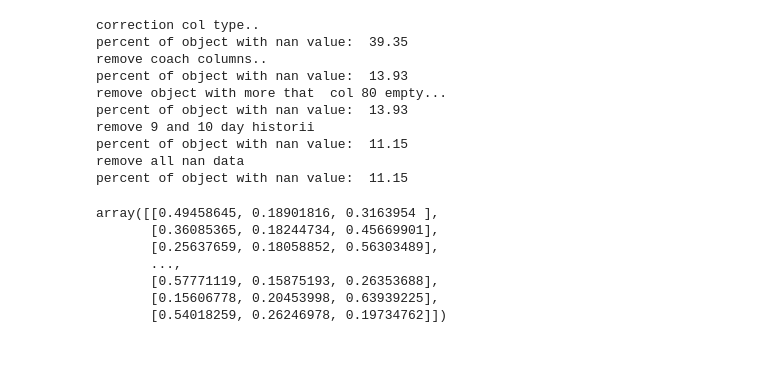
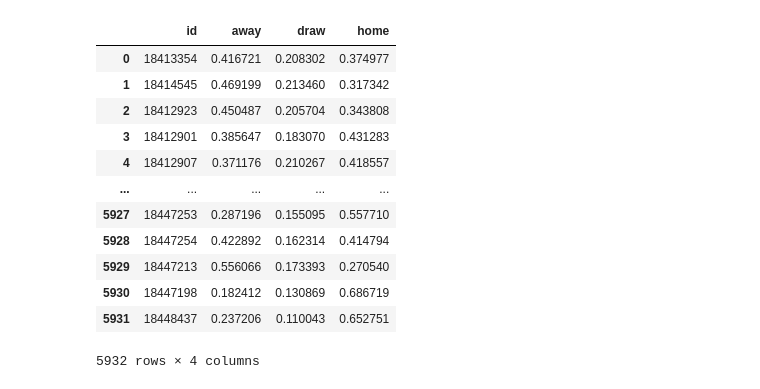
Before and after one commit to czechoa/football-match-probability-prediction, a Jupyter notebook: logist_regression_randomForestClassifier.ipynb, the cells around one changed output. Cells and saved outputs as stored; diff of their text form; code cells hidden in the pictures; blank space fills up the shorter version.

```diff
--- a/logist_regression_randomForestClassifier.ipynb
+++ b/logist_regression_randomForestClassifier.ipynb
@@ -90,24 +158,18 @@ Pipeline(steps=[('minmaxscaler', MinMaxScaler()),
-# %%
-test_org = pd.read_csv('data/test.csv')
-test = get_prepared_data(test_org)
-# %% [output]
-correction col type..
-percent of object with nan value:  39.35
-remove coach columns..
-percent of object with nan value:  13.93
-remove object with more that  col 80 empty...
-percent of object with nan value:  13.93
-remove 9 and 10 day historii
-percent of object with nan value:  11.15
-remove all nan data
-percent of object with nan value:  11.15
-# %%
-pipe.predict_proba(test)
-# %% [output]
-array([[0.49458645, 0.18901816, 0.3163954 ],
-       [0.36085365, 0.18244734, 0.45669901],
-       [0.25637659, 0.18058852, 0.56303489],
-       ...,
-       [0.57771119, 0.15875193, 0.26353688],
-       [0.15606778, 0.20453998, 0.63939225],
-       [0.54018259, 0.26246978, 0.19734762]])
+# %%
+test_result_history_1 = pipe.predict_proba(test_history_1)
+test_result_history_1 = result_predict_prob_to_dataFrame(test_result_history_1, test_history_1)
+test_result_history_1
+# %% [output]
+|  | id | away | draw | home |
+| 0 | 18413354 | 0.416721 | 0.208302 | 0.374977 |
+| 1 | 18414545 | 0.469199 | 0.213460 | 0.317342 |
+| 2 | 18412923 | 0.450487 | 0.205704 | 0.343808 |
+| 3 | 18412901 | 0.385647 | 0.183070 | 0.431283 |
+| 4 | 18412907 | 0.371176 | 0.210267 | 0.418557 |
+| ... | ... | ... | ... | ... |
+| 5927 | 18447253 | 0.287196 | 0.155095 | 0.557710 |
+| 5928 | 18447254 | 0.422892 | 0.162314 | 0.414794 |
+| 5929 | 18447213 | 0.556066 | 0.173393 | 0.270540 |
+| 5930 | 18447198 | 0.182412 | 0.130869 | 0.686719 |
+| 5931 | 18448437 | 0.237206 | 0.110043 | 0.652751 |
+5932 rows × 4 columns
```
Also changed, not shown: parts of 13 cells of this notebook, 2 other files.
